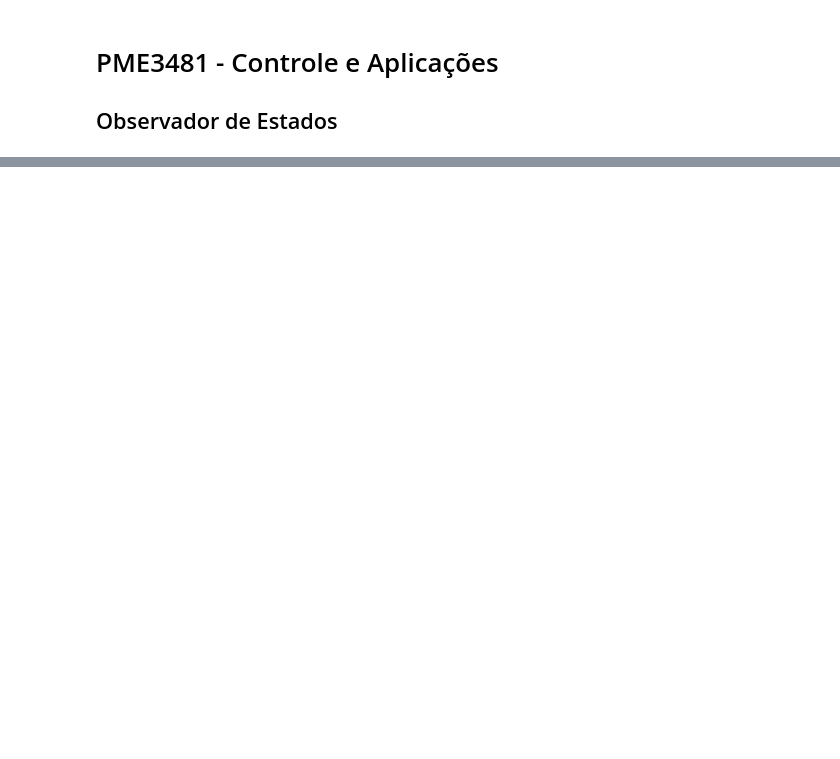
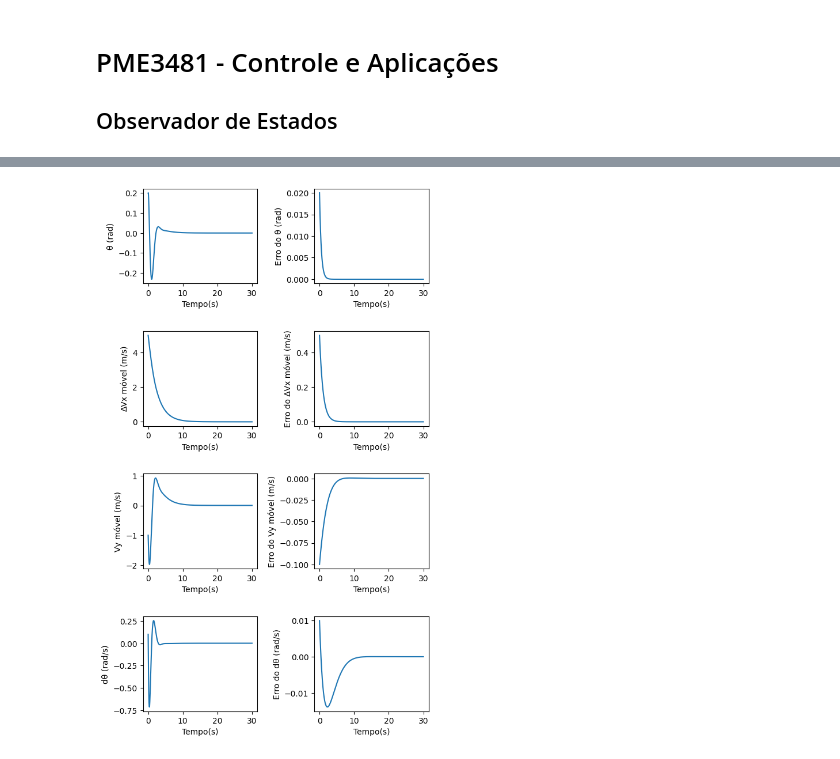
Before and after one commit to lucascarvalho10/pme3481, a Jupyter notebook: T1/observer.ipynb, the cells around one changed output, grey strips where cells are left out. Cells and saved outputs as stored; diff of their text form; code cells hidden in the pictures; blank space fills up the shorter version.

```diff
--- a/T1/observer.ipynb
+++ b/T1/observer.ipynb
@@ -71,0 +100,20 @@ O observador de estados consiste em um mecanismo para estimação dos estados do
+# %%
+#Para a simulação do observador, tenho que expandir meu vetor variável de estado, a fim de acrescentar o Erro
+
+Acl = A - np.dot(B, Klqr)
+
+Aobs = A - np.dot(L, C)
+
+Atot = np.block([[Acl, np.dot(B,Klqr)],
+                [np.zeros_like(A), Aobs]])
+Btot = np.block([[B], [np.zeros_like(B)]])
+Ctot = np.eye(Atot.shape[0])
+Dtot = np.zeros((Atot.shape[0], Btot.shape[1]))
+
+print("Novo A =",Atot)
+print("\n")
+print("Novo B =",Btot)
+print("\n")
+print("Novo C =",Ctot)
+print("\n")
+print("Novo D =",Dtot)
@@ -71,0 +138,49 @@ O observador de estados consiste em um mecanismo para estimação dos estados do
+# %%
+# Com o novo sistema, basta realizar as simulações
+
+sysobs = ctrl.ss(Atot, Btot, Ctot, Dtot)
+
+tempo = np.linspace(0, 30, 400000)
+e0 = 10 #em % do valor inicial respectivo
+X0_x = [0.2, 5, -1, 0.1] #Valores iniciais dos estados
+X0  = [X0_x[0], X0_x[1], X0_x[2], X0_x[3],X0_x[0] * e0/100,X0_x[1] * e0/100 ,X0_x[2] * e0/100,X0_x[3] * e0/100]
+
+t, amp,yr = ctrl.forced_response(sysobs, tempo, 0 ,X0 ,return_x = 'True')
+
+f,((ax1, ax2), (ax3,ax4), (ax5, ax6), (ax7,ax8)) = plt.subplots(4, 2)
+plt.subplots_adjust(right=0.9, top=2, wspace=0.5,hspace=0.5)
+ax1.set_xlabel('Tempo(s)')
+ax2.set_xlabel('Tempo(s)')
+ax3.set_xlabel('Tempo(s)')
+ax4.set_xlabel('Tempo(s)')
+ax5.set_xlabel('Tempo(s)')
+ax6.set_xlabel('Tempo(s)')
+ax7.set_xlabel('Tempo(s)')
+ax8.set_xlabel('Tempo(s)')
+
+ax1.plot(t, yr[0])
+ax1.set_ylabel('θ (rad)')
+
+ax2.plot(t, yr[4])
+ax2.set_ylabel('Erro do θ (rad)')
+
+ax3.plot(t, yr[1])
+ax3.set_ylabel('∆Vx móvel (m/s)')
+
+ax4.plot(t, yr[5])
+ax4.set_ylabel('Erro do ∆Vx móvel (m/s)')
+
+ax5.plot(t, yr[2])
+ax5.set_ylabel('Vy móvel (m/s)')
+
+ax6.plot(t, yr[6])
+ax6.set_ylabel('Erro do Vy móvel (m/s)')
+
+ax7.plot(t, yr[3])
+ax7.set_ylabel('dθ (rad/s)')
+
+ax8.plot(t, yr[7])
+ax8.set_ylabel('Erro do dθ (rad/s)')
+plt.show(block=False)
+# %% [output]
+[figure, added]
```
Also changed, not shown: parts of 14 cells of this notebook.
